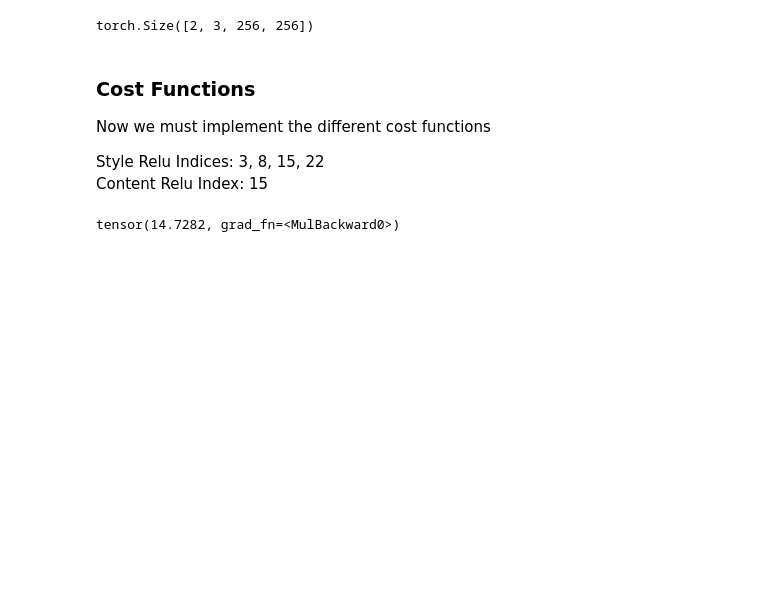
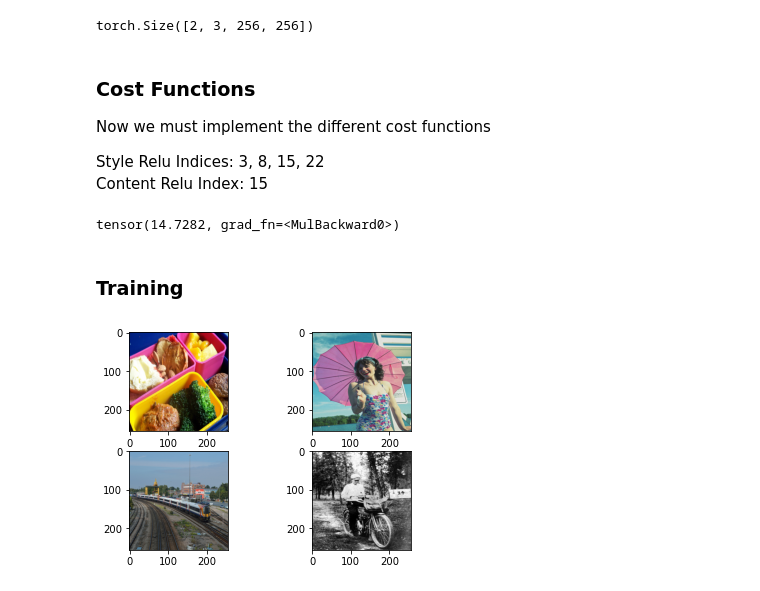
Before and after one commit to Mascerade/fast-nst, a Jupyter notebook: ImageTransformationNetwork.ipynb, the cells around one changed output. Cells and saved outputs as stored; diff of their text form; code cells hidden in the pictures; blank space fills up the shorter version.

Commit message:
created method to load image data

```diff
--- a/ImageTransformationNetwork.ipynb
+++ b/ImageTransformationNetwork.ipynb
@@ -234,3 +240,30 @@ def total_cost(input, targets):
 total_cost(test, [test, test])
 # %% [output]
 tensor(14.7282, grad_fn=<MulBackward0>)
+# %% [markdown]
+### Training
+# %%
+# Constants
+DATA = list(glob.iglob('data/content_images/*'))
+STYLE_IMAGE = np.asarray(Image.open('data/style_image.png').resize(IMG_DIMENSIONS)).transpose(2, 0, 1)
+IMG_DIMENSIONS = (256, 256)
+MAX_TRAIN = 60000
+MAX_VAL = 70000
+TOTAL_DATA = len(DATA)
+# %%
+def show_sample_images():
+    f, axarr = plt.subplots(2,2)
+
+    # Show colored images
+    axarr[0,0].imshow(np.asarray(Image.open(DATA[0]).resize(IMG_DIMENSIONS)))
+    axarr[0,1].imshow(np.asarray(Image.open(DATA[4]).resize(IMG_DIMENSIONS)))
+    axarr[1,0].imshow(np.asarray(Image.open(DATA[8]).resize(IMG_DIMENSIONS)))
+
+    # Grayscale example
+    grayscale = np.asarray(Image.open(DATA[13]).resize(IMG_DIMENSIONS))
+    grayscale = np.stack((grayscale, grayscale, grayscale)).transpose(1, 2, 0)
+    axarr[1,1].imshow(grayscale)
+
+show_sample_images()
+# %% [output]
+[figure, added]
```
Also changed, not shown: parts of 4 cells of this notebook, 2 other files.
